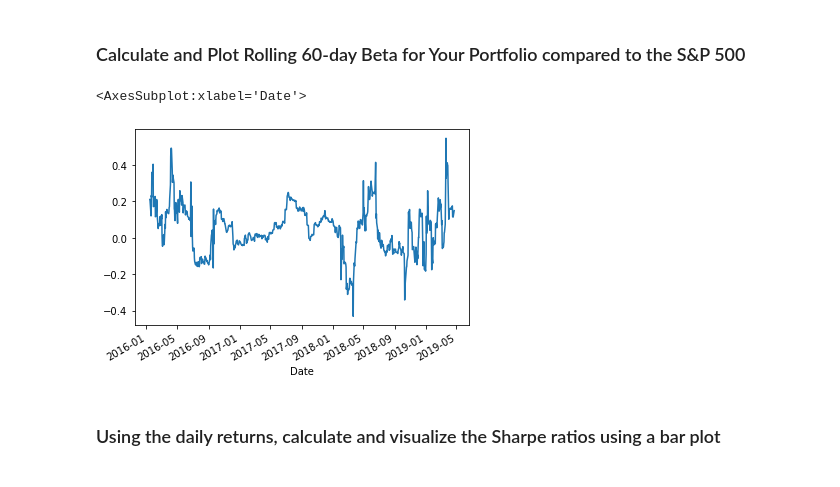
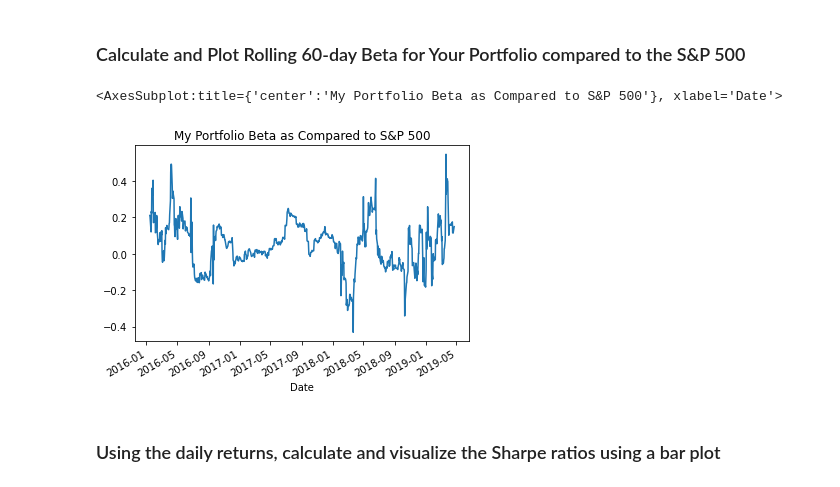
Before and after one commit to JQH84/Portfolio-Analysis, a Jupyter notebook: whale_analysis.ipynb, the cells around one changed output. Cells and saved outputs as stored; diff of their text form; code cells hidden in the pictures.

```diff
--- a/whale_analysis.ipynb
+++ b/whale_analysis.ipynb
@@ -508,11 +516,11 @@ sns.heatmap(final_returns_corr , vmin= -1 , vmax=1)
 # %%
 # Calculate and plot Beta
 my_stocks_cov = combined_returns['my_stocks'].rolling(window=60).cov(all_returns['sp500'])
 my_stocks_beta = my_stocks_cov / sp500_var
-my_stocks_beta.plot()
+my_stocks_beta.plot(title="My Portfolio Beta as Compared to S&P 500")
 # %% [output]
-<AxesSubplot:xlabel='Date'>
+<AxesSubplot:title={'center':'My Portfolio Beta as Compared to S&P 500'}, xlabel='Date'>
-[figure, old version]
+[figure, new version]
 # %% [markdown]
 ### Using the daily returns, calculate and visualize the Sharpe ratios using a bar plot
 # %%
```
Also changed, not shown: parts of 12 cells of this notebook.
